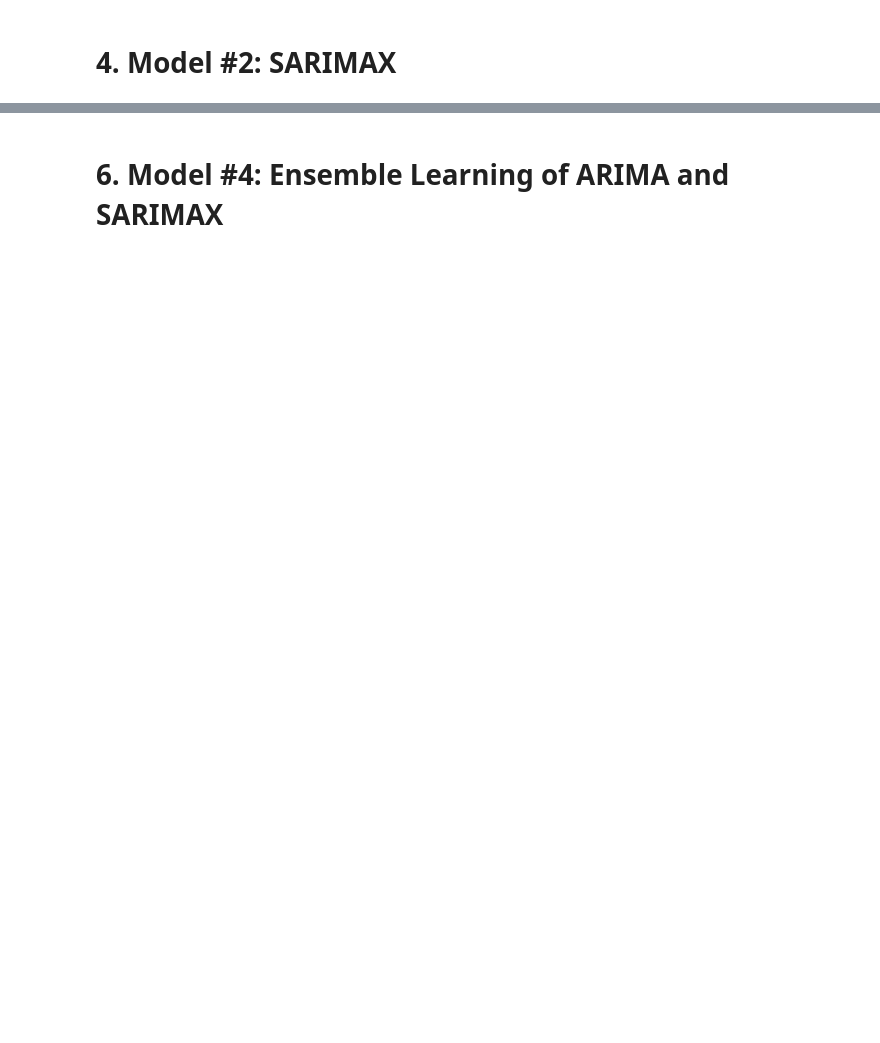
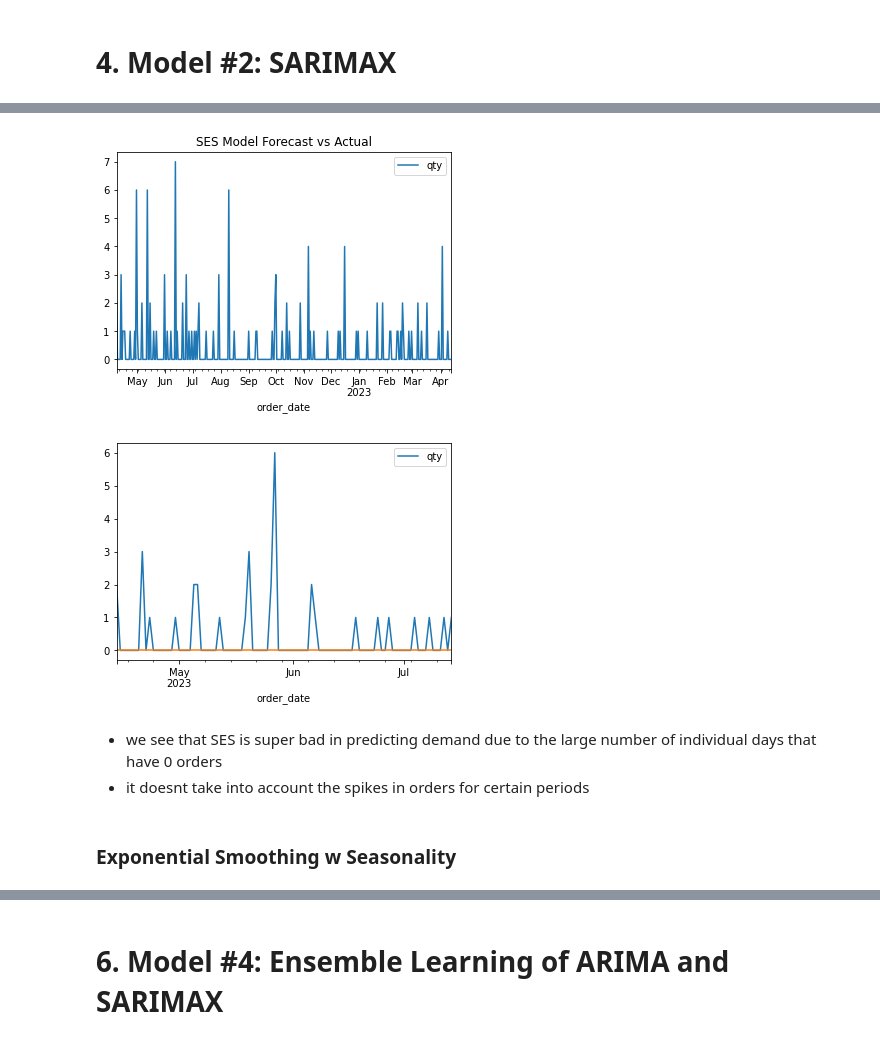
Before and after one commit to kevanoktavio/CloudWine_DemandPrediction, a Jupyter notebook: development/notebooks/midterm_checkpoint.ipynb, the cells around one changed output, grey strips where cells are left out. Saved outputs shown, nothing was run; the diff lists cells and outputs as text; code cells hidden in the pictures; blank space fills up the shorter version.

```diff
--- a/development/notebooks/midterm_checkpoint.ipynb
+++ b/development/notebooks/midterm_checkpoint.ipynb
@@ -530,0 +648,5 @@ df_final.to_csv("../datasets/cleaned_orders.csv", index=False)
+# %%
+# create train & test data
+size = len(for_model)
+train = for_model.iloc[0:math.ceil(size*0.8)]
+test = for_model.iloc[math.ceil(size*0.8)::]
@@ -530,0 +655,11 @@ df_final.to_csv("../datasets/cleaned_orders.csv", index=False)
+# %%
+ses_results = pd.DataFrame([], columns=['smoothing_level', 'mse', 'mape'])
+
+for x in range(1, 10, 1):
+    level = x/10
+    ses = SimpleExpSmoothing(train).fit(smoothing_level=level, optimized=False)
+    y_pred = ses.forecast(len(test)) # e.g. 3 = 3 months
+    temp = [level, round(mean_squared_error(test, y_pred),5), round(mean_absolute_percentage_error(test, y_pred),5)]
+    ses_results.loc[len(ses_results)] = temp
+
+ses_results
@@ -530,0 +677,14 @@ df_final.to_csv("../datasets/cleaned_orders.csv", index=False)
+# %%
+# SES model plotting
+train.plot(title='SES Model Forecast vs Actual')
+test.plot()
+y_pred.plot()
+plt.show()
+# %% [output]
+[figure, added]
+[figure, added]
+# %% [markdown]
+- we see that SES is super bad in predicting demand due to the large number of individual days that have 0 orders
+- it doesnt take into account the spikes in orders for certain periods
+# %% [markdown]
+### Exponential Smoothing w Seasonality
```
Also changed, not shown: parts of 27 cells of this notebook.
